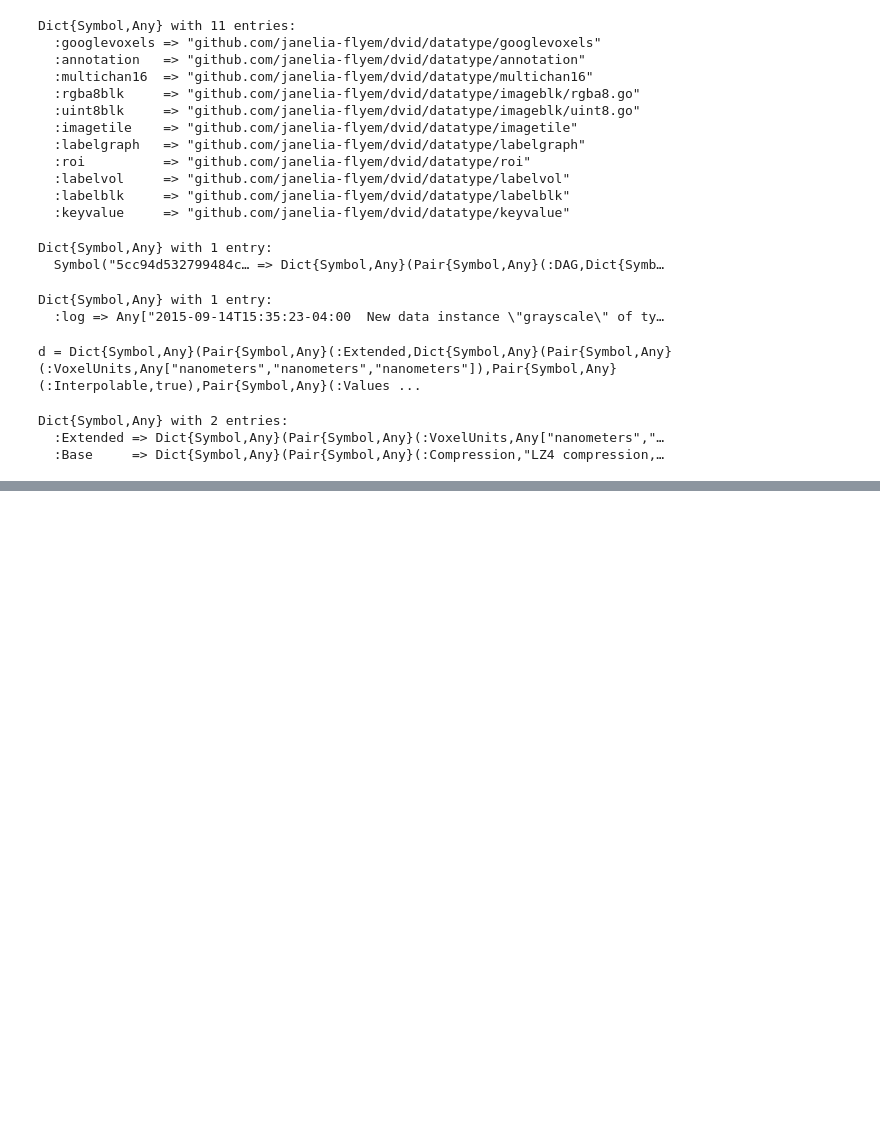
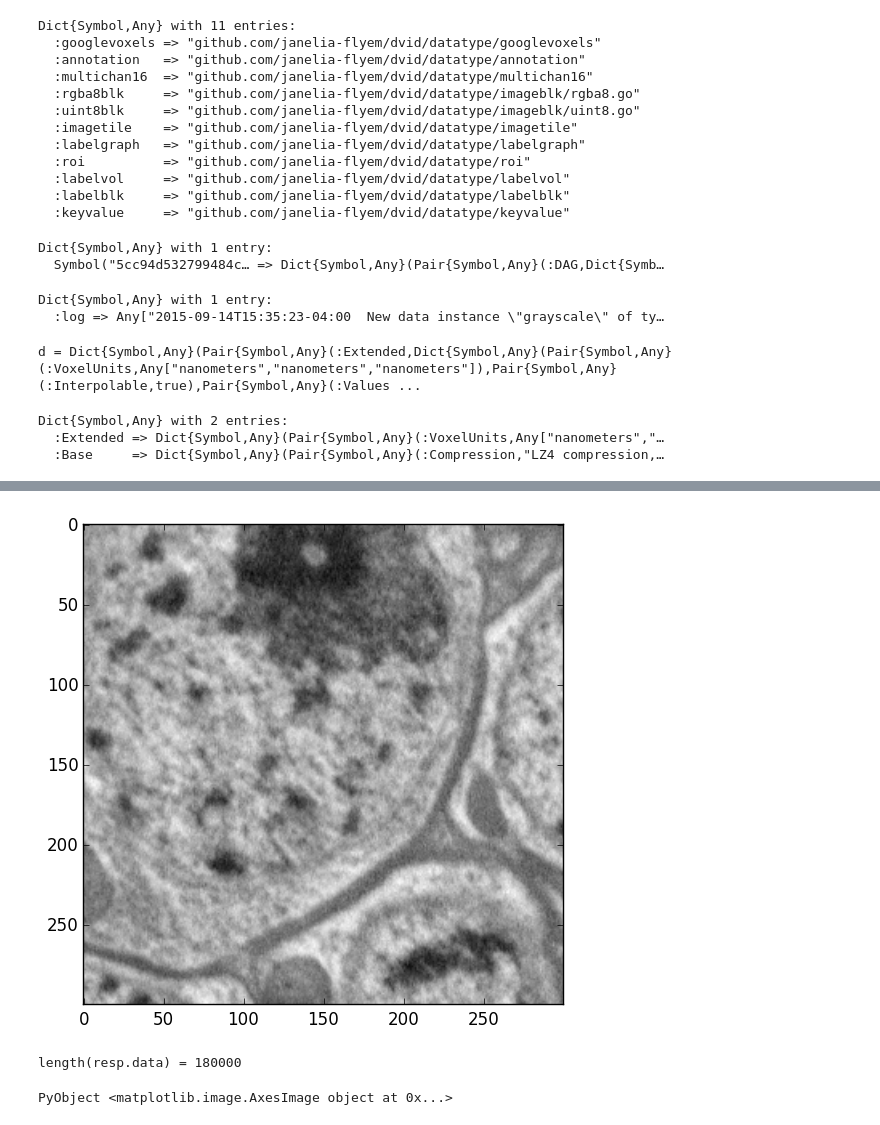
Before and after one commit to seung-lab/DVIDArrays.jl, a Jupyter notebook: notebook/direct.ipynb, the cells around one changed output, grey strips where cells are left out. Drawn from its saved outputs; the diff is of its cells as text; code cells hidden in the pictures; blank space fills up the shorter version.

```diff
--- a/notebook/direct.ipynb
+++ b/notebook/direct.ipynb
@@ -72,0 +75,10 @@ Response(200 OK, 8 headers, 60008 bytes in body)
+# %%
+resp = get("http://130.211.134.112:8000/api/node/5c/grayscale/raw/0_1_2/300_300_2/2304_1472_1280")
+@show length(resp.data)
+arr = reshape(resp.data, (300,300,2))
+using PyPlot
+PyPlot.imshow(arr[:,:,2], cmap="gray")
+# %% [output]
+[figure, added]
+length(resp.data) = 180000
+PyObject <matplotlib.image.AxesImage object at 0x...>
```
Also changed, not shown: parts of 1 cell of this notebook, 6 other files.
